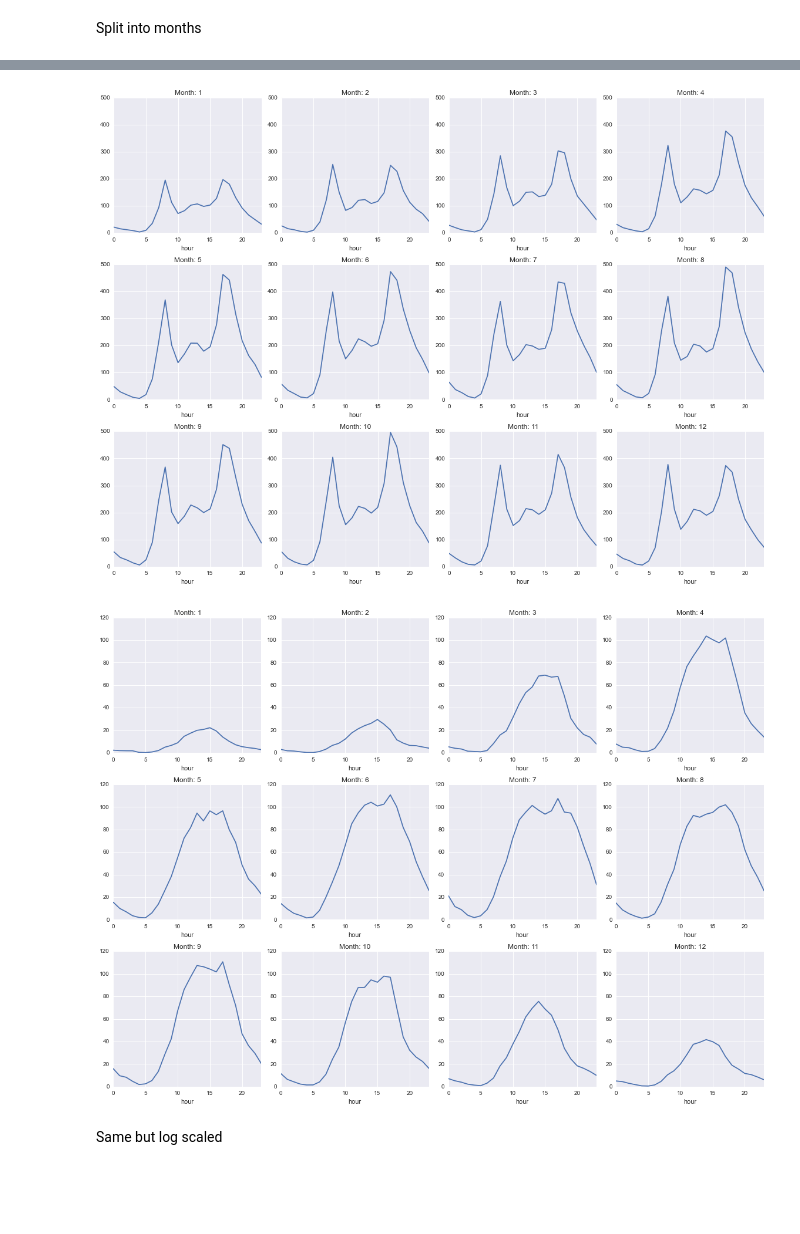
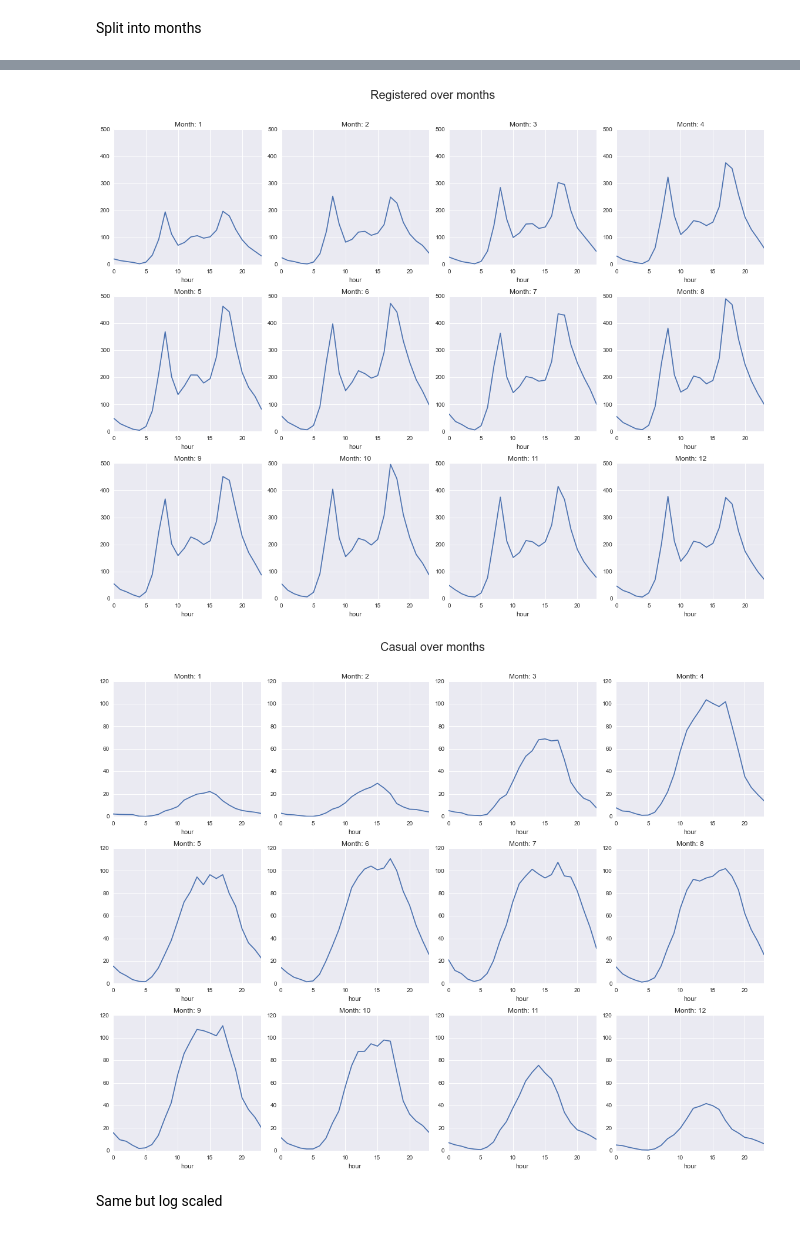
Before and after one commit to Nozdi/kaggle-bike-share-demand, a Jupyter notebook: Data Exploration.ipynb, the cells around one changed output, grey strips where cells are left out. Cells and saved outputs as stored; diff of their text form; code cells hidden in the pictures; blank space fills up the shorter version.

Commit message:
New plot in data exploration

```diff
--- a/Data Exploration.ipynb
+++ b/Data Exploration.ipynb
@@ -179,15 +181,16 @@ plt.show()
 # %%
 grouped = timeseries.groupby(['month', 'hour']).mean()['registered']
 fig = plt.figure(figsize=(16, 12))
 for i in range(1, 13):
     plt.subplot(3, 4, i)
     plt.ylim(0, 500)
     grouped[i].plot()
     plt.title('Month: {}'.format(i))
+plt.suptitle('Registered over months', size=20, y=1.05)
 fig.tight_layout()
 plt.show()
 # %% [output]
-[figure, old version]
+[figure, new version]
 # %%
 grouped = timeseries.groupby(['month', 'hour']).mean()['casual']
 fig = plt.figure(figsize=(16, 12))
@@ -196,10 +199,11 @@ for i in range(1, 13):
     plt.ylim(0, 120)
     grouped[i].plot()
     plt.title('Month: {}'.format(i))
+plt.suptitle('Casual over months', size=20, y=1.05)
 fig.tight_layout()
 plt.show()
 # %% [output]
-[figure, old version]
+[figure, new version]
 # %% [markdown]
 Same but log scaled
 # %%
```
Also changed, not shown: parts of 3 cells of this notebook.
